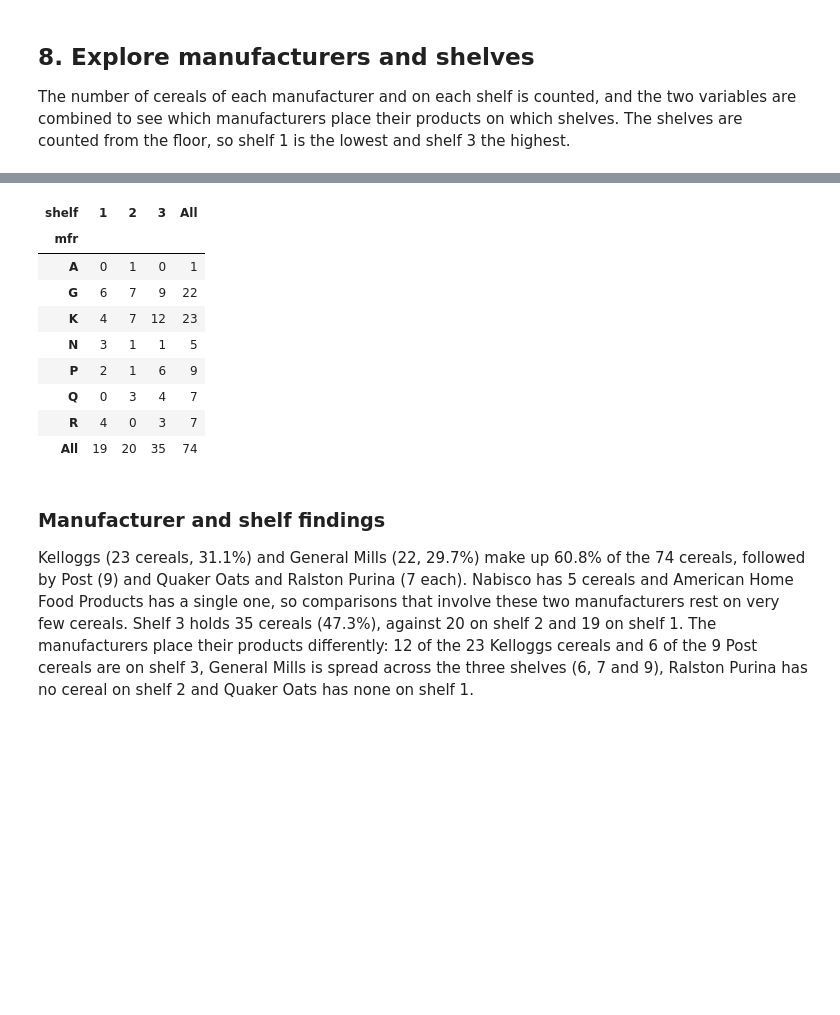
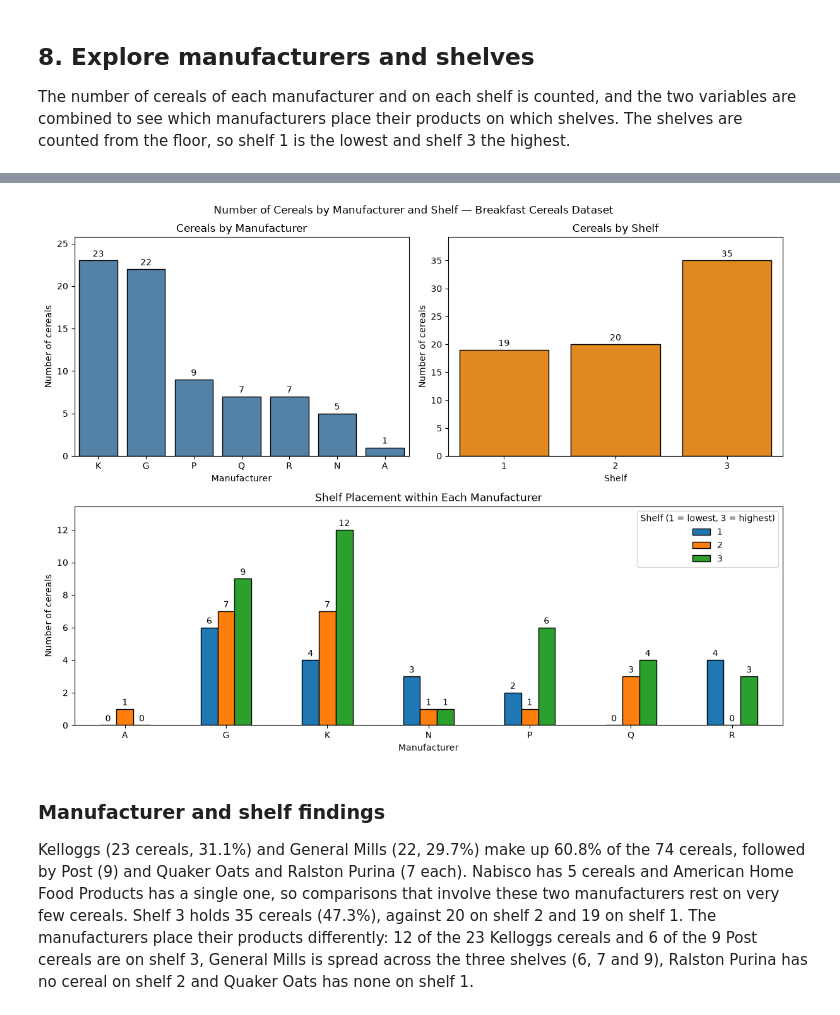
Before and after one commit to juan-carlos-diaz-bautista/Data-Analytics-and-Machine-Learning-Portfolio, a Jupyter notebook: cereals_pca_feature_engineering/notebooks/cereals_pca_feature_engineering.ipynb, the cells around one changed output, grey strips where cells are left out. Cells and saved outputs as stored; diff of their text form; code cells hidden in the pictures; blank space fills up the shorter version.

```diff
--- a/cereals_pca_feature_engineering/notebooks/cereals_pca_feature_engineering.ipynb
+++ b/cereals_pca_feature_engineering/notebooks/cereals_pca_feature_engineering.ipynb
@@ -249,18 +221,56 @@ plt.show()
-# %%
-# Combine both variables to count the cereals of each manufacturer on each shelf.
-cereals_by_mfr_shelf = pd.crosstab(df["mfr"], df["shelf"], margins=True)
-cereals_by_mfr_shelf
-# %% [output]
-| shelf | 1 | 2 | 3 | All |
-| mfr |  |  |  |  |
-| A | 0 | 1 | 0 | 1 |
-| G | 6 | 7 | 9 | 22 |
-| K | 4 | 7 | 12 | 23 |
-| N | 3 | 1 | 1 | 5 |
-| P | 2 | 1 | 6 | 9 |
-| Q | 0 | 3 | 4 | 7 |
-| R | 4 | 0 | 3 | 7 |
-| All | 19 | 20 | 35 | 74 |
+# %%
+# Count the cereals of each manufacturer and on each shelf.
+cereals_by_manufacturer = df["mfr"].value_counts()
+cereals_by_shelf = df["shelf"].value_counts().sort_index()
+
+# Combine both variables to count the cereals of each manufacturer on each shelf.
+cereals_by_mfr_shelf = pd.crosstab(df["mfr"], df["shelf"], margins=True)
+
+# Version without totals, used only for the grouped bars.
+mfr_shelf_counts = pd.crosstab(df["mfr"], df["shelf"])
+
+# Plot three charts: two counts on top and the combination below.
+fig = plt.figure(figsize=(12, 9))
+gs = fig.add_gridspec(2, 2)
+
+ax1 = fig.add_subplot(gs[0, 0])
+ax2 = fig.add_subplot(gs[0, 1])
+ax3 = fig.add_subplot(gs[1, :])
+
+sns.barplot(x=cereals_by_manufacturer.index, y=cereals_by_manufacturer.values,
+            ax=ax1, color="steelblue", edgecolor="black")
+ax1.bar_label(ax1.containers[0], padding=2)   # number above each bar
+ax1.set_title("Cereals by Manufacturer")
+ax1.set_xlabel("Manufacturer")
+ax1.set_ylabel("Number of cereals")
+ax1.tick_params(axis="x", rotation=0)
+
+sns.barplot(x=cereals_by_shelf.index, y=cereals_by_shelf.values,
+            ax=ax2, color="darkorange", edgecolor="black")
+ax2.bar_label(ax2.containers[0], padding=2)
+ax2.set_title("Cereals by Shelf")
+ax2.set_xlabel("Shelf")
+ax2.set_ylabel("Number of cereals")
+ax2.tick_params(axis="x", rotation=0)
+
+mfr_shelf_counts.plot(kind="bar", ax=ax3, edgecolor="black")
+for container in ax3.containers:              # one container per shelf
+    ax3.bar_label(container, padding=2)
+ax3.set_title("Shelf Placement within Each Manufacturer")
+ax3.set_xlabel("Manufacturer")
+ax3.set_ylabel("Number of cereals")
+ax3.tick_params(axis="x", rotation=0)
+ax3.legend(title="Shelf (1 = lowest, 3 = highest)")
+
+# Leave some room above the tallest bars so the numbers are not cut off.
+for ax in (ax1, ax2, ax3):
+    ax.margins(y=0.12)
+
+fig.suptitle("Number of Cereals by Manufacturer and Shelf — Breakfast Cereals Dataset")
+plt.tight_layout()
+plt.show()
+# %% [output]
+[figure, added]
 # %% [markdown]
 ### Manufacturer and shelf findings
 
```
Also changed, not shown: parts of 5 cells of this notebook, 1 other file.
